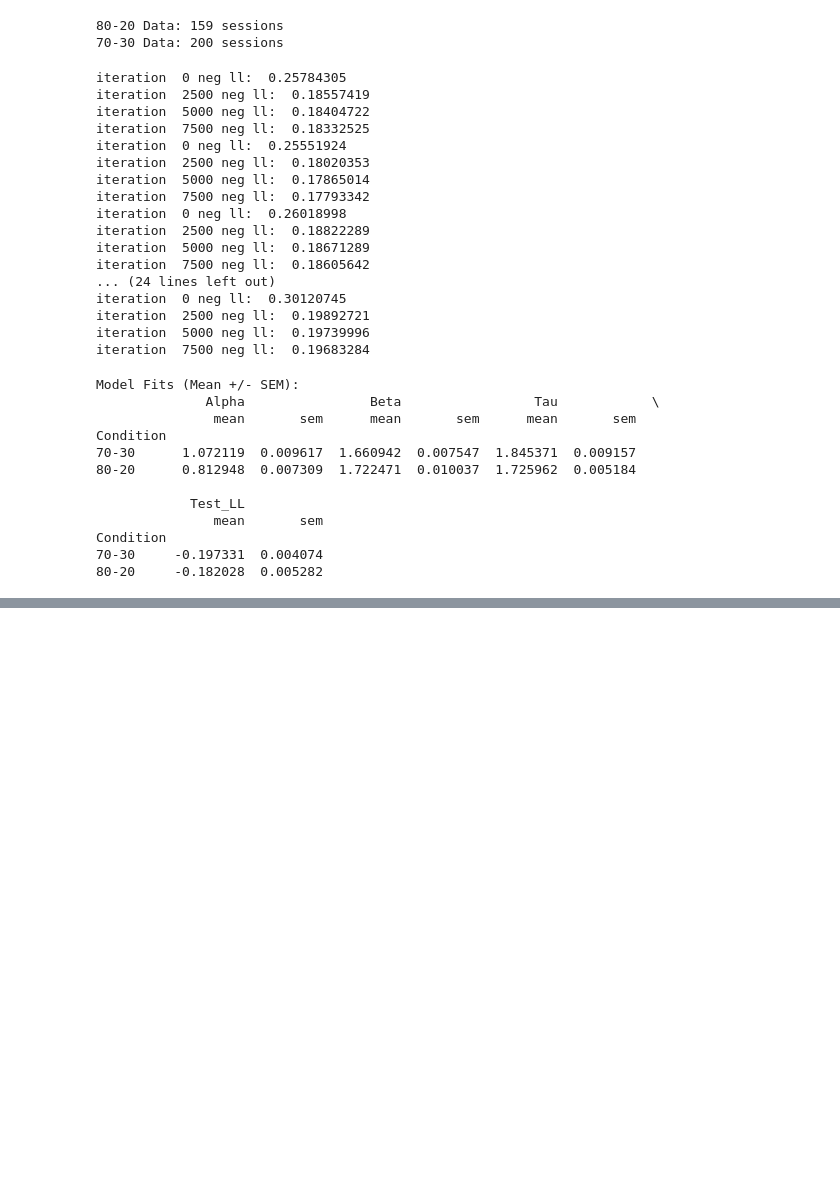
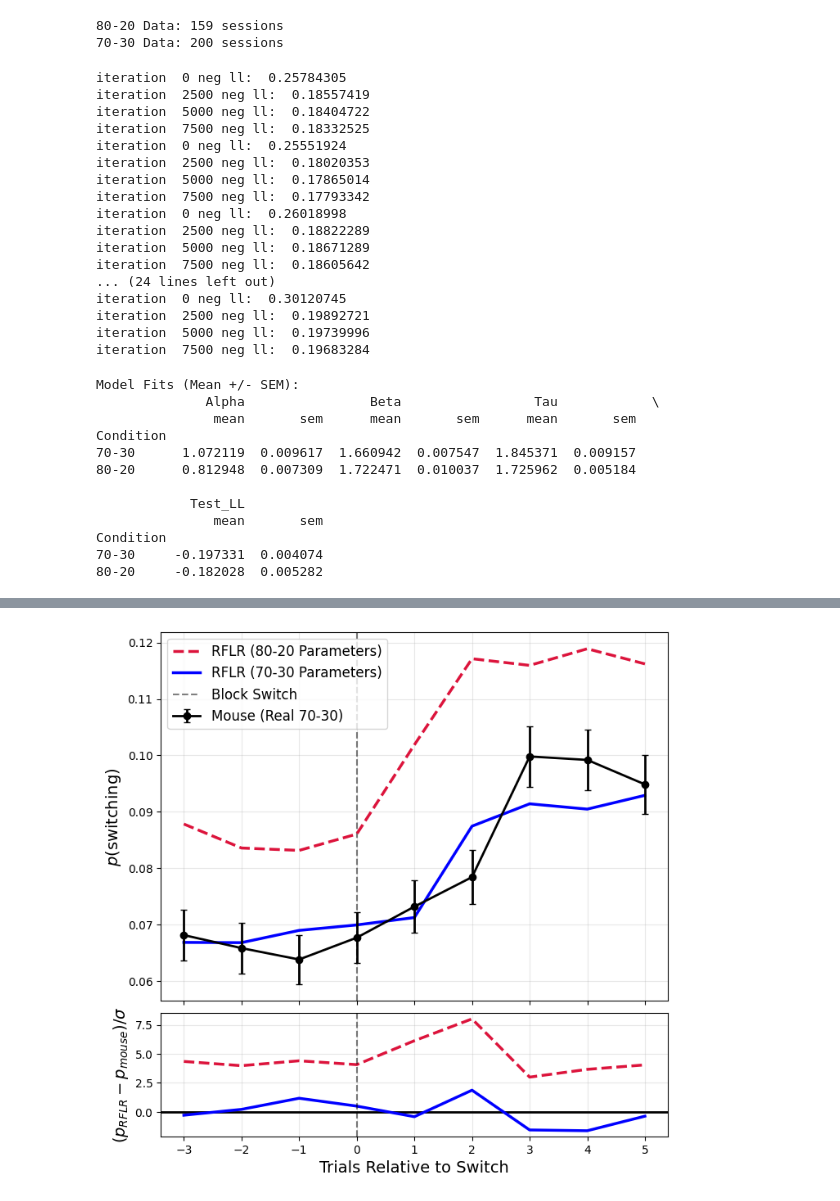
Before and after one commit to BobRice1/Stochastic-Switching-Bandits, a Jupyter notebook: Extensions/Phase2_analysis.ipynb, the cells around one changed output, grey strips where cells are left out. Saved outputs shown, nothing was run; the diff lists cells and outputs as text; code cells hidden in the pictures; blank space fills up the shorter version.

```diff
--- a/Extensions/Phase2_analysis.ipynb
+++ b/Extensions/Phase2_analysis.ipynb
@@ -212,6 +213,7 @@ est_p_switch_70 = 1.0 / np.mean([len(t)/np.sum(np.abs(np.diff(t))) for t in targ
 # %%
 sim_rflr_80, sim_sticky_80, sim_ideal_80 = simulate_agents(targ_80, 0.8, est_p_switch_80, alpha_80, beta_80, tau_80)
 sim_rflr_70, sim_sticky_70, sim_ideal_70 = simulate_agents(targ_70, 0.7, est_p_switch_70, alpha_70, beta_70, tau_70)
+sim_rflr_70_old_parameters, sim_sticky_old_parameters, sim_ideal_old_parameters = simulate_agents(targ_70, 0.7, est_p_switch_70, alpha_80, beta_80, tau_80)
 # %%
 df_params = cv_results.melt(id_vars=["Condition", "Fold", "Test_LL"],
                             value_vars=["Alpha", "Beta", "Tau"],
@@ -241,5 +242,5 @@ plt.show()
 # %%
-def get_switch_prob_around_transition(sessions, targets, window_pre=5, window_post=10):
+def get_switch_prob_around_transition(sessions, targets, window_pre=3, window_post=5):
     aligned_switches = {i: [] for i in range(-window_pre, window_post + 1)}
 
     for (choices, _), states in zip(sessions, targets):
@@ -332,3 +280,59 @@ plt.show()
+# %%
+# Set up a figure with 2 rows, 1 column.
+# gridspec_kw sets the height ratio so the top plot is larger than the bottom plot.
+fig, (ax1, ax2) = plt.subplots(2, 1, figsize=(8, 8), sharex=True, gridspec_kw={'height_ratios': [3, 1]})
+fig.subplots_adjust(hspace=0.05) # Removes the space between the panels
+
+# 1. Extract the Baseline (Real Mouse) Data First for Residuals
+x_axis, y_mouse, err_mouse = get_switch_prob_around_transition(sess_70, targ_70)
+y_mouse = np.array(y_mouse)
+err_mouse = np.array(err_mouse)
+
+# Plot Mouse baseline on bottom panel (y=0 is now SOLID BLACK)
+ax2.axhline(0, color='black', linestyle='-', lw=2)
+
+# 2. Define all lines: (Legend Name, Data, Color, Line Style, Line Width)
+models = [
+    ("Mouse (Real 70-30)", sess_70, "black", "-", 2),
+    ("RFLR (80-20 Parameters)", sim_rflr_70_old_parameters, "crimson", "--", 2.5),
+    ("RFLR (70-30 Parameters)", sim_rflr_70, "blue", "-", 2.5)
+]
+
+# 3. Plot each model differently based on if it is empirical data or a simulation
+for name, data, col, ls, lw in models:
+    x, y, err = get_switch_prob_around_transition(data, targ_70)
+
+    if "Mouse" in name:
+        # Plot Empirical Data: Points + Error Bars
+        ax1.errorbar(x, y, yerr=err, label=name, color=col, linestyle=ls,
+                     capsize=3, lw=lw, marker='o', markersize=6, zorder=5)
+    else:
+        # Plot Theoretical Models: Clean Lines
+        ax1.plot(x, y, label=name, color=col, linestyle=ls, lw=lw, zorder=4)
+
+        # Bottom Panel: STANDARDIZED Residual Plot (Model - Mouse) / Sigma
+        residuals = (np.array(y) - y_mouse) / (err_mouse)
+
+        # Plot the standardized line difference
+        ax2.plot(x, residuals, color=col, linestyle=ls, lw=lw)
+
+# 3. Formatting Top Panel (ax1)
+ax1.axvline(0, color='k', linestyle='--', alpha=0.5, label="Block Switch")
+ax1.set_ylabel(r"$p$(switching)", fontsize=14)
+ax1.grid(True, alpha=0.3)
+ax1.legend(loc='upper left', fontsize=12)
+
+# 4. Formatting Bottom Panel (ax2)
+ax2.axvline(0, color='k', linestyle='--', alpha=0.5)
+ax2.set_xlabel("Trials Relative to Switch", fontsize=14)
+# Updated y-axis label to match the math: (Model - Data) / Sigma
+ax2.set_ylabel(r"$(p_{RFLR} - p_{mouse}) / \sigma$", fontsize=14)
+ax2.grid(True, alpha=0.3)
+
+plt.savefig(os.path.join(fig_dir, "Switch_Dynamics.pdf"), dpi=300, bbox_inches='tight')
+plt.show()
+# %% [output]
+[figure, added]
 # %%
 def calc_metrics(sessions_list, label):
     data = []
```
Also changed, not shown: parts of 9 cells of this notebook, 11 other files.
